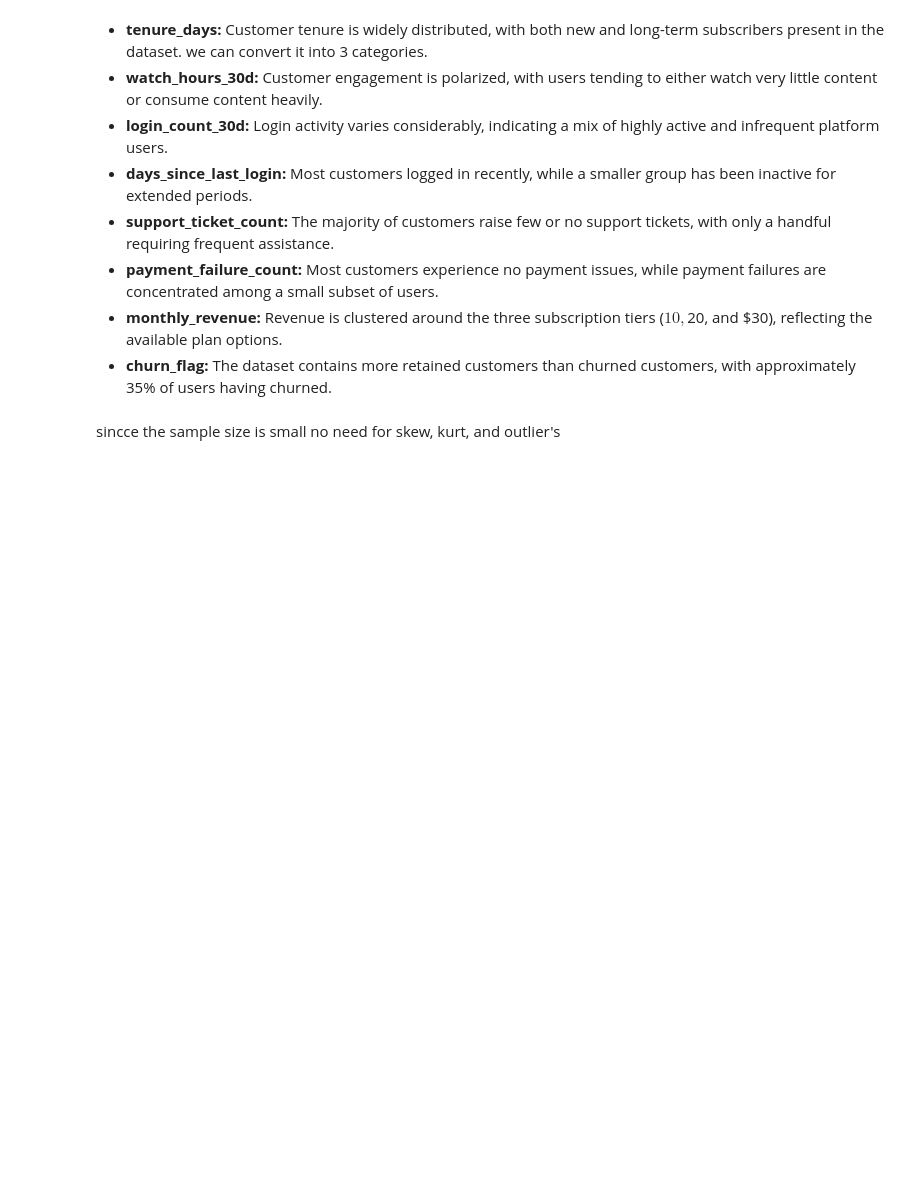
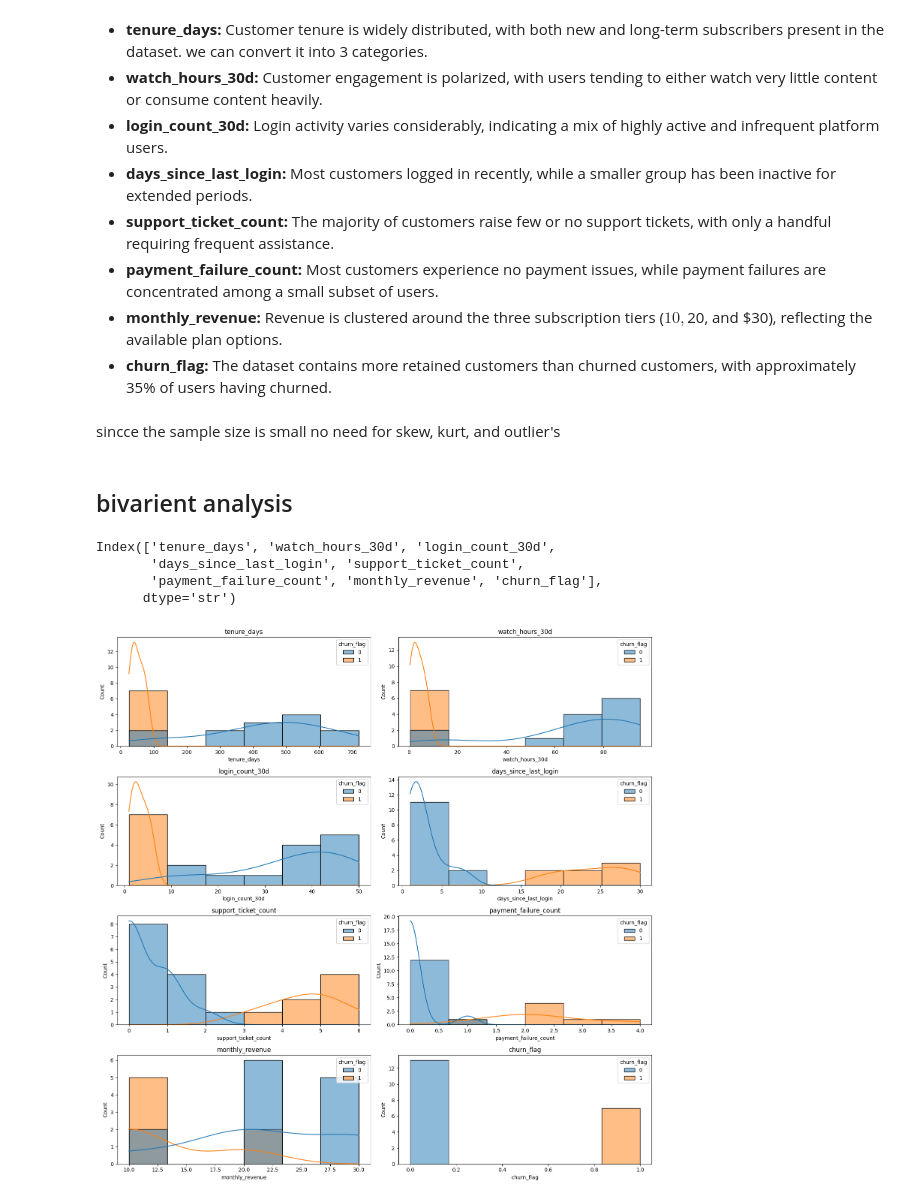
Before and after one commit to NaReddyJashwanthReddy/churn_rate, a Jupyter notebook: analysis/EDA.ipynb, the cells around one changed output. Saved outputs shown, nothing was run; the diff lists cells and outputs as text; code cells hidden in the pictures; blank space fills up the shorter version.

Commit message:
bivarient analysis

```diff
--- a/analysis/EDA.ipynb
+++ b/analysis/EDA.ipynb
@@ -216,3 +220,25 @@ plt.show()
 * **churn_flag:** The dataset contains more retained customers than churned customers, with approximately 35% of users having churned.
 # %% [markdown]
 sincce the sample size is small no need for skew, kurt, and outlier's
+# %% [markdown]
+## bivarient analysis
+# %%
+num_columns
+# %% [output]
+Index(['tenure_days', 'watch_hours_30d', 'login_count_30d',
+       'days_since_last_login', 'support_ticket_count',
+       'payment_failure_count', 'monthly_revenue', 'churn_flag'],
+      dtype='str')
+# %%
+fig, axes = plt.subplots(4, 2, figsize=(15, 15))
+
+for i, column in enumerate(num_columns):
+    row = i // 2
+    col = i % 2
+    sns.histplot(data=analyse_df, x=column, hue='churn_flag', ax=axes[row, col], kde=True)
+    axes[row, col].set_title(column)
+
+plt.tight_layout()
+plt.show()
+# %% [output]
+[figure, added]
```
Also changed, not shown: parts of 5 cells of this notebook.
